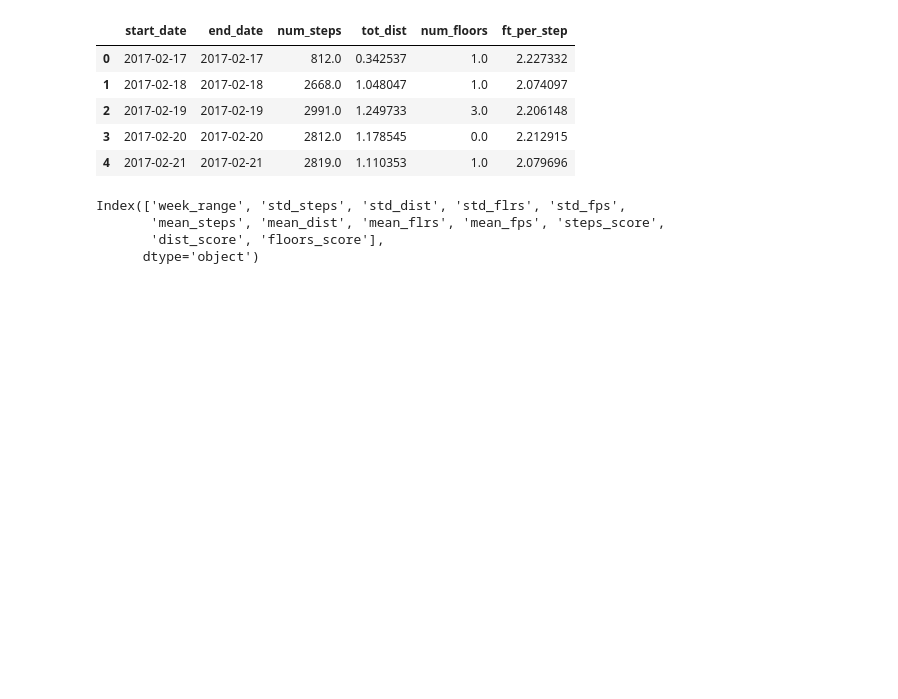
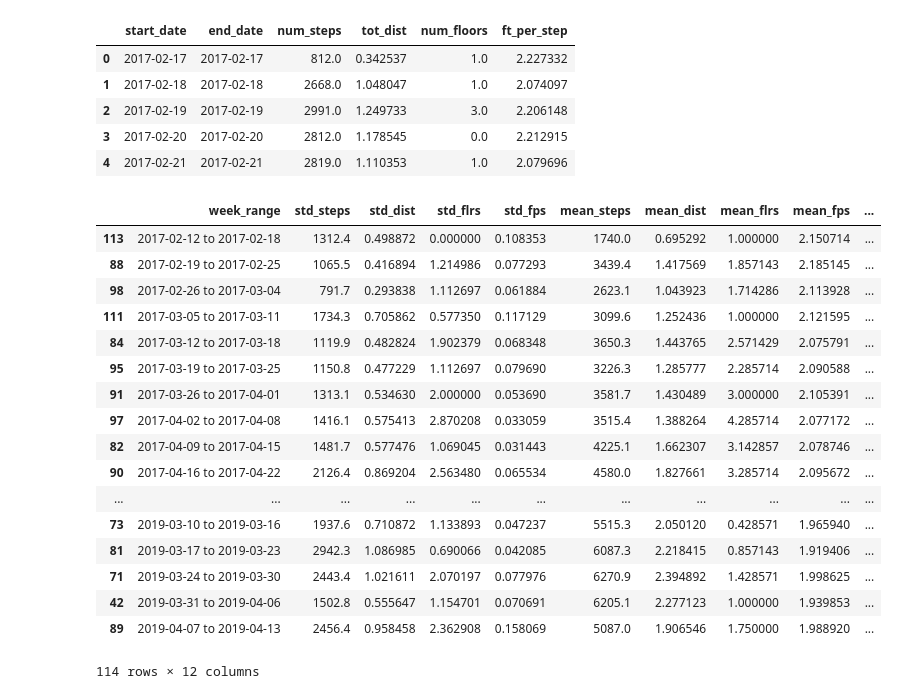
Before and after one commit to Data-is-life/Steps_Analysis, a Jupyter notebook: src/testing_dist_and_steps_funcs.ipynb, the cells around one changed output. Cells and saved outputs as stored; diff of their text form; code cells hidden in the pictures; blank space fills up the shorter version.

```diff
--- a/src/testing_dist_and_steps_funcs.ipynb
+++ b/src/testing_dist_and_steps_funcs.ipynb
@@ -48,7 +28,34 @@ week_df.dropna(inplace=True)
+# %%
+week_df = get_stats_day_week_month(combined_df, 'week', 'steps')
+week_df.dropna(inplace=True)
+week_df.sort_values(by=['week_range'], inplace=True)
+smx = week_df.steps_score.max()
+dmx = week_df.dist_score.max()
+fmx = week_df.floors_score.max()
+week_df.loc[:, 'steps_score'] = (week_df.steps_score / smx) * 100
+week_df.loc[:, 'dist_score'] = (week_df.dist_score / dmx) * 100
+week_df.loc[:, 'floors_score'] = (week_df.floors_score / fmx) * 100
+for col in week_df.columns:
+    if 'step' in col or 'score' in col:
+        week_df.loc[:, col] = round(week_df[col], 1)
 # %%
-week_df.columns
+week_df
 # %% [output]
+|  | week_range | std_steps | std_dist | std_flrs | std_fps | mean_steps | mean_dist | mean_flrs | mean_fps | ... |
+| 113 | 2017-02-12 to 2017-02-18 | 1312.4 | 0.498872 | 0.000000 | 0.108353 | 1740.0 | 0.695292 | 1.000000 | 2.150714 | ... |
+| 88 | 2017-02-19 to 2017-02-25 | 1065.5 | 0.416894 | 1.214986 | 0.077293 | 3439.4 | 1.417569 | 1.857143 | 2.185145 | ... |
+| 98 | 2017-02-26 to 2017-03-04 | 791.7 | 0.293838 | 1.112697 | 0.061884 | 2623.1 | 1.043923 | 1.714286 | 2.113928 | ... |
+| 111 | 2017-03-05 to 2017-03-11 | 1734.3 | 0.705862 | 0.577350 | 0.117129 | 3099.6 | 1.252436 | 1.000000 | 2.121595 | ... |
+| 84 | 2017-03-12 to 2017-03-18 | 1119.9 | 0.482824 | 1.902379 | 0.068348 | 3650.3 | 1.443765 | 2.571429 | 2.075791 | ... |
+| 95 | 2017-03-19 to 2017-03-25 | 1150.8 | 0.477229 | 1.112697 | 0.079690 | 3226.3 | 1.285777 | 2.285714 | 2.090588 | ... |
+| 91 | 2017-03-26 to 2017-04-01 | 1313.1 | 0.534630 | 2.000000 | 0.053690 | 3581.7 | 1.430489 | 3.000000 | 2.105391 | ... |
+| 97 | 2017-04-02 to 2017-04-08 | 1416.1 | 0.575413 | 2.870208 | 0.033059 | 3515.4 | 1.388264 | 4.285714 | 2.077172 | ... |
+| 82 | 2017-04-09 to 2017-04-15 | 1481.7 | 0.577476 | 1.069045 | 0.031443 | 4225.1 | 1.662307 | 3.142857 | 2.078746 | ... |
+| 90 | 2017-04-16 to 2017-04-22 | 2126.4 | 0.869204 | 2.563480 | 0.065534 | 4580.0 | 1.827661 | 3.285714 | 2.095672 | ... |
+| ... | ... | ... | ... | ... | ... | ... | ... | ... | ... | ... |
+| 73 | 2019-03-10 to 2019-03-16 | 1937.6 | 0.710872 | 1.133893 | 0.047237 | 5515.3 | 2.050120 | 0.428571 | 1.965940 | ... |
+| 81 | 2019-03-17 to 2019-03-23 | 2942.3 | 1.086985 | 0.690066 | 0.042085 | 6087.3 | 2.218415 | 0.857143 | 1.919406 | ... |
+| 71 | 2019-03-24 to 2019-03-30 | 2443.4 | 1.021611 | 2.070197 | 0.077976 | 6270.9 | 2.394892 | 1.428571 | 1.998625 | ... |
+| 42 | 2019-03-31 to 2019-04-06 | 1502.8 | 0.555647 | 1.154701 | 0.070691 | 6205.1 | 2.277123 | 1.000000 | 1.939853 | ... |
+| 89 | 2019-04-07 to 2019-04-13 | 2456.4 | 0.958458 | 2.362908 | 0.158069 | 5087.0 | 1.906546 | 1.750000 | 1.988920 | ... |
-Index(['week_range', 'std_steps', 'std_dist', 'std_flrs', 'std_fps',
-       'mean_steps', 'mean_dist', 'mean_flrs', 'mean_fps', 'steps_score',
-       'dist_score', 'floors_score'],
-      dtype='object')
+114 rows × 12 columns
```
Also changed, not shown: parts of 25 cells of this notebook, 10 other files.
